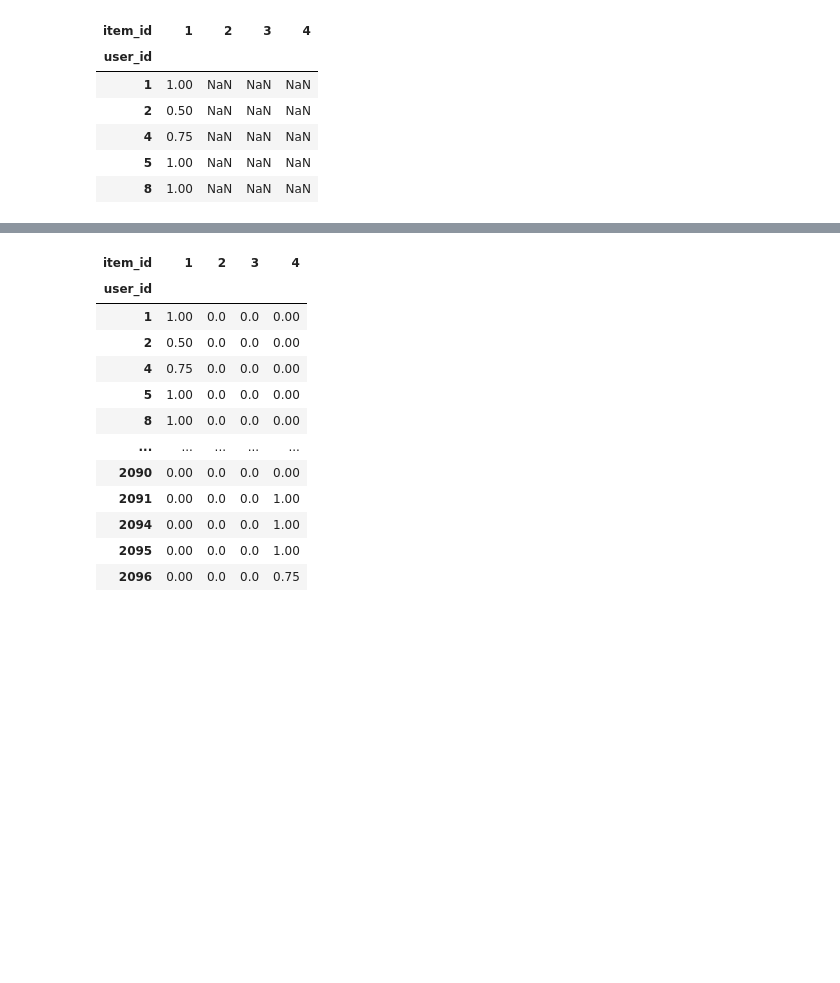
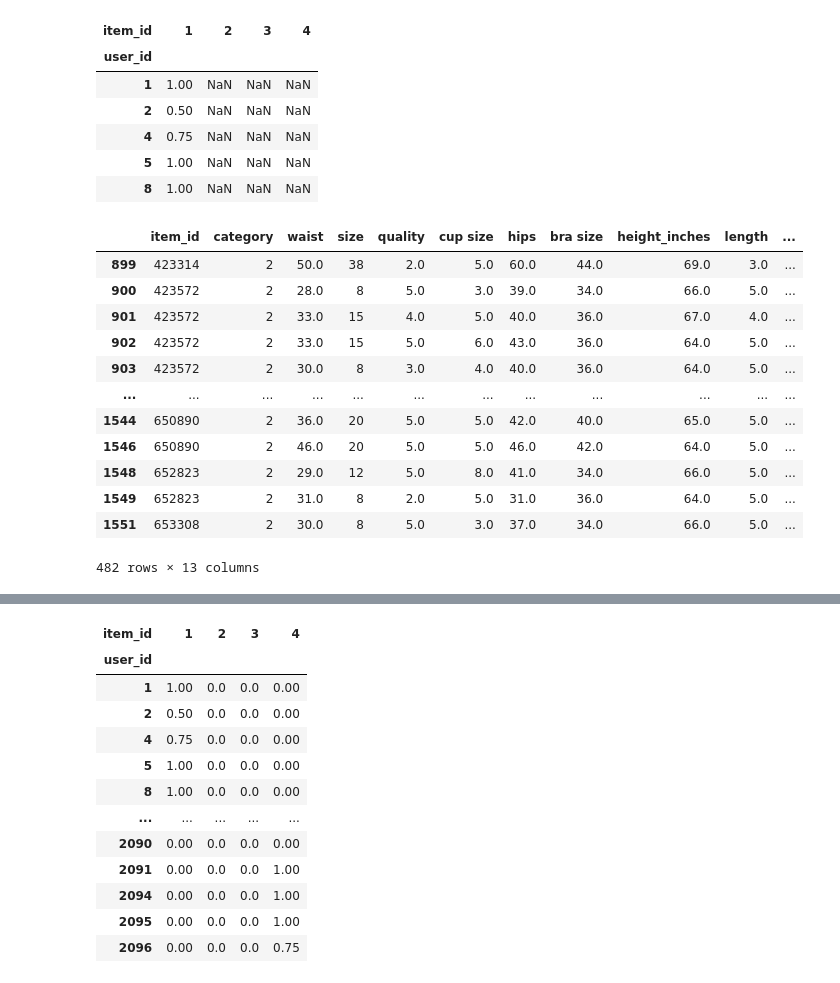
Before and after one commit to emicervantes/FashionDataProject, a Jupyter notebook: Scripts/fashionModeling2.ipynb, the cells around one changed output, grey strips where cells are left out. Drawn from its saved outputs; the diff is of its cells as text; code cells hidden in the pictures; blank space fills up the shorter version.

```diff
--- a/Scripts/fashionModeling2.ipynb
+++ b/Scripts/fashionModeling2.ipynb
@@ -87,5 +87,22 @@ score.head()
 | 4 | 0.75 | NaN | NaN | NaN |
 | 5 | 1.00 | NaN | NaN | NaN |
 | 8 | 1.00 | NaN | NaN | NaN |
+# %%
+df_top = df_clean[df_clean['category'] == 2]
+df_top
+# %% [output]
+|  | item_id | category | waist | size | quality | cup size | hips | bra size | height_inches | length | ... |
+| 899 | 423314 | 2 | 50.0 | 38 | 2.0 | 5.0 | 60.0 | 44.0 | 69.0 | 3.0 | ... |
+| 900 | 423572 | 2 | 28.0 | 8 | 5.0 | 3.0 | 39.0 | 34.0 | 66.0 | 5.0 | ... |
+| 901 | 423572 | 2 | 33.0 | 15 | 4.0 | 5.0 | 40.0 | 36.0 | 67.0 | 4.0 | ... |
+| 902 | 423572 | 2 | 33.0 | 15 | 5.0 | 6.0 | 43.0 | 36.0 | 64.0 | 5.0 | ... |
+| 903 | 423572 | 2 | 30.0 | 8 | 3.0 | 4.0 | 40.0 | 36.0 | 64.0 | 5.0 | ... |
+| ... | ... | ... | ... | ... | ... | ... | ... | ... | ... | ... | ... |
+| 1544 | 650890 | 2 | 36.0 | 20 | 5.0 | 5.0 | 42.0 | 40.0 | 65.0 | 5.0 | ... |
+| 1546 | 650890 | 2 | 46.0 | 20 | 5.0 | 5.0 | 46.0 | 42.0 | 64.0 | 5.0 | ... |
+| 1548 | 652823 | 2 | 29.0 | 12 | 5.0 | 8.0 | 41.0 | 34.0 | 66.0 | 5.0 | ... |
+| 1549 | 652823 | 2 | 31.0 | 8 | 2.0 | 5.0 | 31.0 | 36.0 | 64.0 | 5.0 | ... |
+| 1551 | 653308 | 2 | 30.0 | 8 | 5.0 | 3.0 | 37.0 | 34.0 | 66.0 | 5.0 | ... |
+482 rows × 13 columns
 # %%
 df_top = df_clean[['waist','height_inches','cup size', 'bra size','fit']].copy()
```
Also changed, not shown: parts of 36 cells of this notebook.
